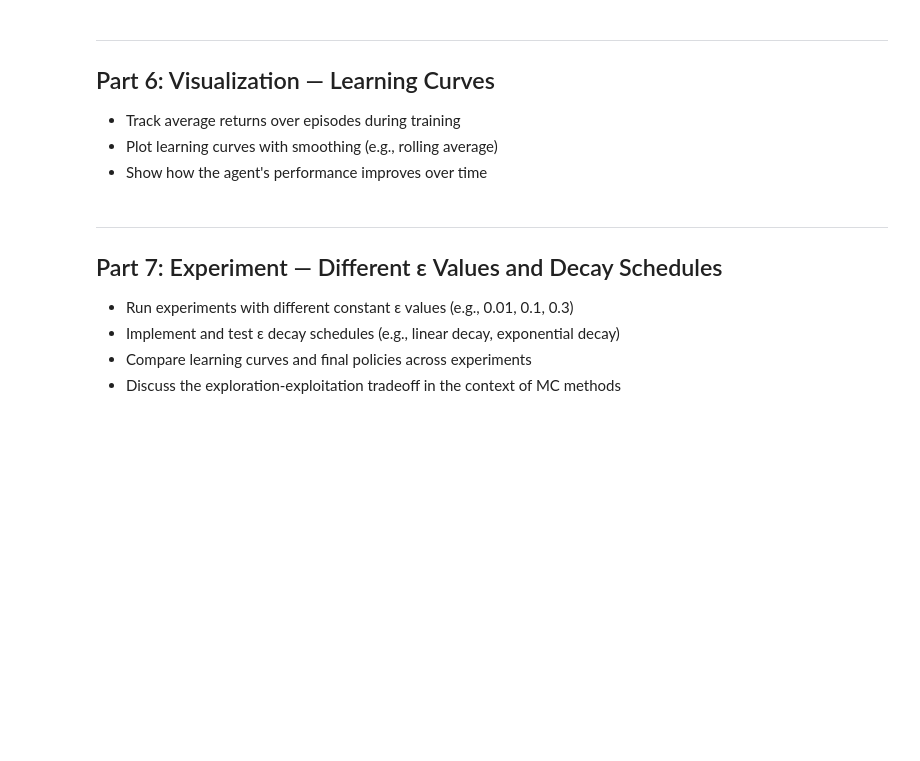
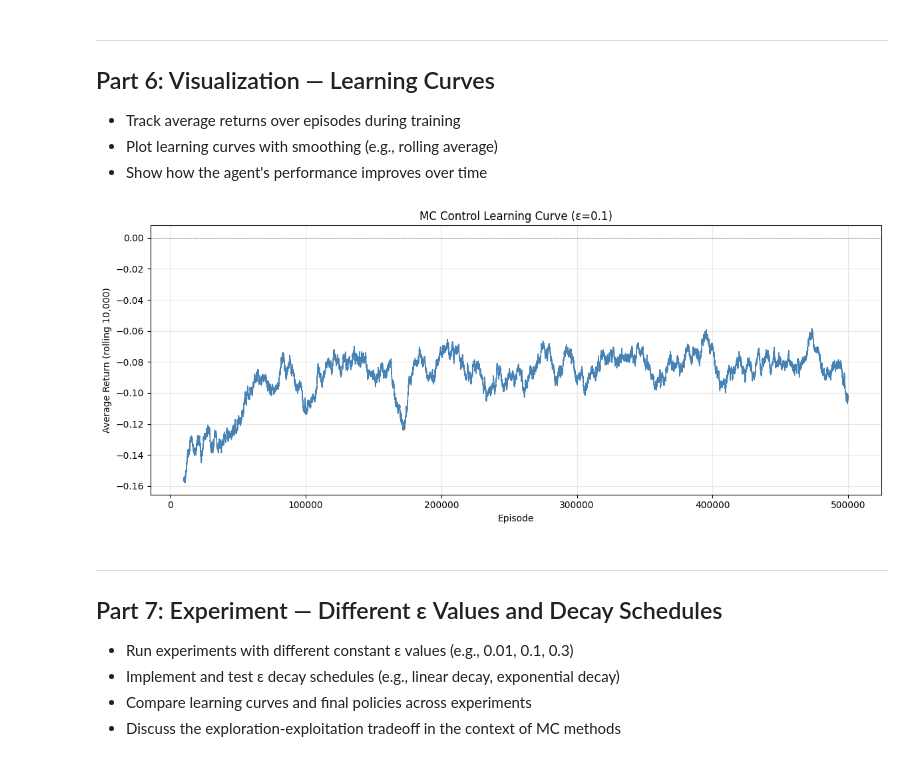
Before and after one commit to cooper-rm/monte-carlo-methods, a Jupyter notebook: lab3_monte_carlo.ipynb, the cells around one changed output. Drawn from its saved outputs; the diff is of its cells as text; code cells hidden in the pictures; blank space fills up the shorter version.

```diff
--- a/lab3_monte_carlo.ipynb
+++ b/lab3_monte_carlo.ipynb
@@ -66,6 +357,40 @@
 - Track average returns over episodes during training
 - Plot learning curves with smoothing (e.g., rolling average)
 - Show how the agent's performance improves over time
+# %%
+def plot_learning_curve(rewards, window=10_000, title="Learning Curve"):
+    """Plot average returns over episodes with rolling average smoothing.
+
+    Args:
+        rewards: list of per-episode rewards
+        window: rolling average window size for smoothing
+        title: plot title
+    """
+    rewards_arr = np.array(rewards, dtype=float)
+
+    # Compute rolling average using cumsum trick (fast)
+    cumsum = np.cumsum(rewards_arr)
+    rolling_avg = (cumsum[window:] - cumsum[:-window]) / window
+
+    # X-axis starts at 'window' since we need that many episodes for the first average
+    episodes = np.arange(window, len(rewards))
+
+    fig, ax = plt.subplots(figsize=(12, 5))
+    ax.plot(episodes, rolling_avg, linewidth=1.0, color='steelblue')
+    ax.set_xlabel("Episode")
+    ax.set_ylabel(f"Average Return (rolling {window:,})")
+    ax.set_title(title)
+    ax.axhline(y=0, color='gray', linestyle='--', linewidth=0.5)
+    ax.grid(True, alpha=0.3)
+
+    plt.tight_layout()
+    plt.show()
+    return fig
+
+fig_learning = plot_learning_curve(episode_rewards, window=10_000,
+                                    title="MC Control Learning Curve (ε=0.1)")
+# %% [output]
+[figure, added]
 # %% [markdown]
 ---
 ## Part 7: Experiment — Different ε Values and Decay Schedules
```
Also changed, not shown: parts of 9 cells of this notebook, 8 other files.
